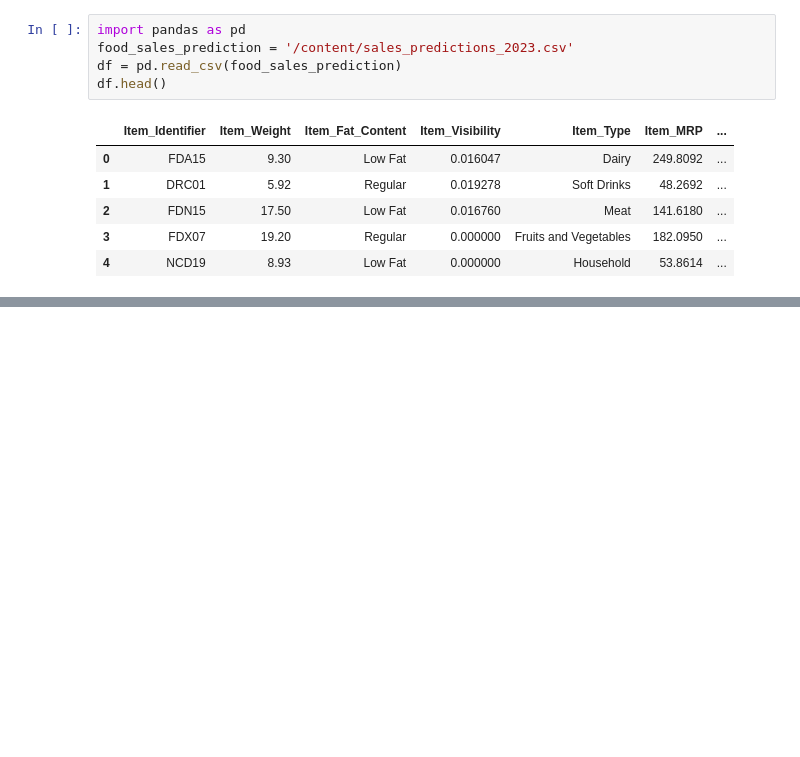
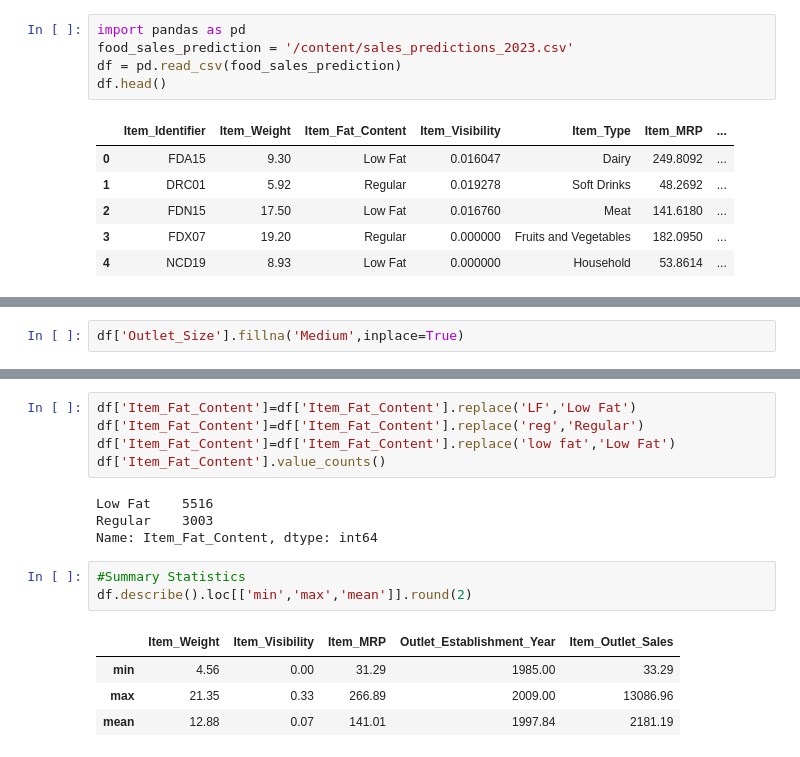
Before and after one commit to ahmedaouadi91/food-sales-predictions, a Jupyter notebook: food_sales_predictions.ipynb, the cells around one changed output, grey strips where cells are left out. Cells and saved outputs as stored; diff of their text form; blank space fills up the shorter version.

```diff
--- a/food_sales_predictions.ipynb
+++ b/food_sales_predictions.ipynb
@@ -14,0 +101,2 @@ df.head()
+# %%
+df['Outlet_Size'].fillna('Medium',inplace=True)
@@ -14,0 +155,17 @@ df.head()
+# %%
+df['Item_Fat_Content']=df['Item_Fat_Content'].replace('LF','Low Fat')
+df['Item_Fat_Content']=df['Item_Fat_Content'].replace('reg','Regular')
+df['Item_Fat_Content']=df['Item_Fat_Content'].replace('low fat','Low Fat')
+df['Item_Fat_Content'].value_counts()
+# %% [output]
+Low Fat    5516
+Regular    3003
+Name: Item_Fat_Content, dtype: int64
+# %%
+#Summary Statistics
+df.describe().loc[['min','max','mean']].round(2)
+# %% [output]
+|  | Item_Weight | Item_Visibility | Item_MRP | Outlet_Establishment_Year | Item_Outlet_Sales |
+| min | 4.56 | 0.00 | 31.29 | 1985.00 | 33.29 |
+| max | 21.35 | 0.33 | 266.89 | 2009.00 | 13086.96 |
+| mean | 12.88 | 0.07 | 141.01 | 1997.84 | 2181.19 |
```
Also changed, not shown: parts of 11 cells of this notebook.
